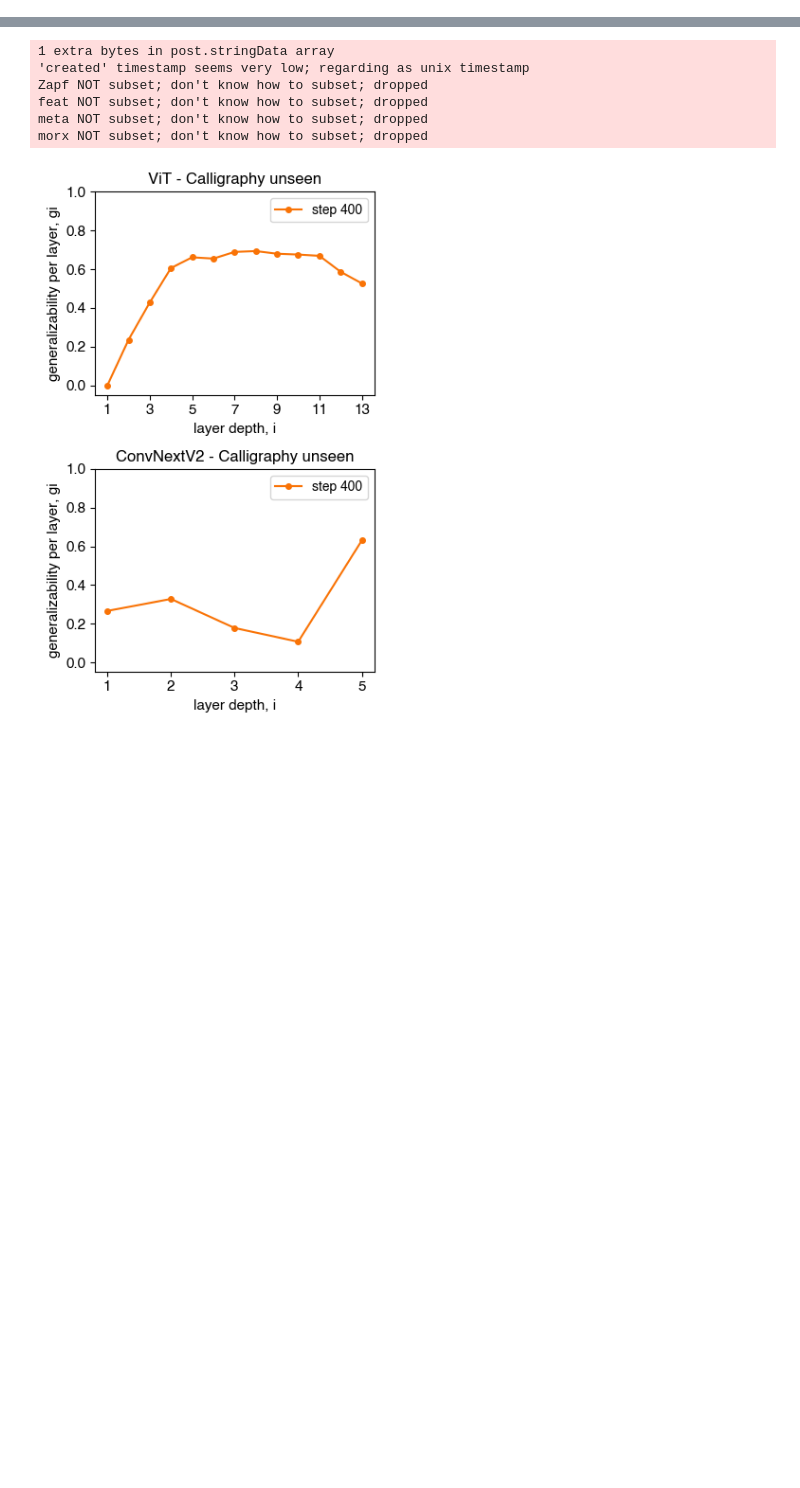
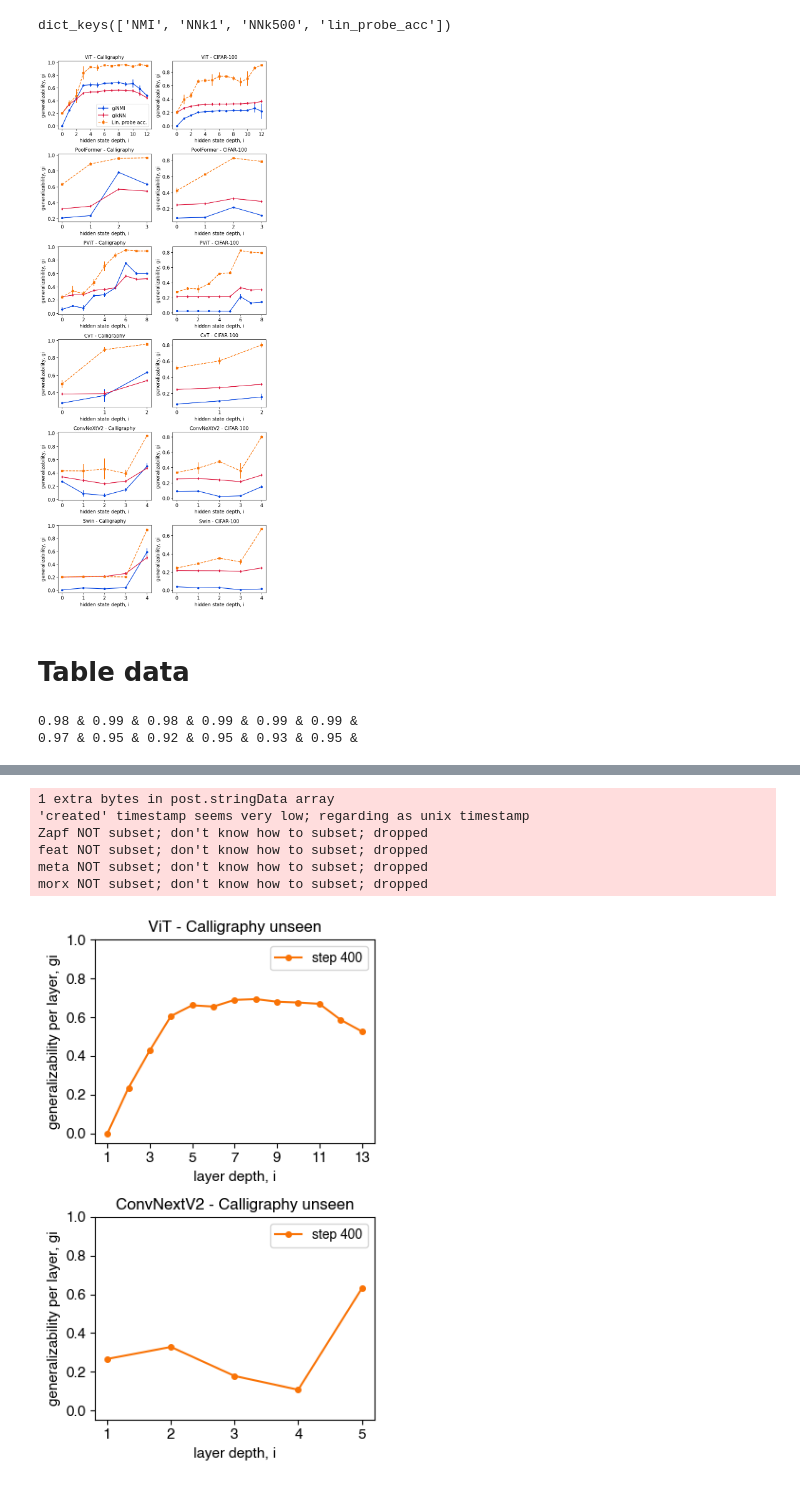
Before and after one commit to dyballa/generalization, a Jupyter notebook: plot g results.ipynb, the cells around one changed output, grey strips where cells are left out. Cells and saved outputs as stored; diff of their text form; code cells hidden in the pictures; blank space fills up the shorter version.

```diff
--- a/plot g results.ipynb
+++ b/plot g results.ipynb
@@ -24,0 +260,60 @@ accs = {'ResNet':{'Calligraphy':[0.04, .602, .835, .903, .909, .942, .952],
+# %%
+emb_results.keys()
+# %% [output]
+dict_keys(['NMI', 'NNk1', 'NNk500', 'lin_probe_acc'])
+# %%
+# COMPARING NMI and kNN across layers at end of fine-tuning (last step)
+LBLSZ = 11
+
+f, axes = plt.subplots(len(modelnames),2,figsize=(10*.75,len(modelnames)*4*.75))
+for mi,modelname in enumerate(modelnames):
+
+    metrics_to_show = ['NMI','NNk500', 'lin_probe_acc']
+    datatype = 'unseen'
+    step_i = len(steps)-1 #last step
+    labels_dict = {'NMI':'giNMI', 'NNk500':'gikNN', 'NNk1':'$g_i^{NN}$', 'lin_probe_acc':'Lin. probe acc.'}
+    colors_dict = {'NMI':'xkcd:blue', 'NNk1':'xkcd:orange', 'NNk500':'crimson', 'lin_probe_acc':'xkcd:orange'}
+    markers_dict = {'NMI':'o', 'NNk500':'d', 'lin_probe_acc':'s'}
+    line_styles = {'NMI':'-', 'NNk500':'-', 'lin_probe_acc':'--'}
+
+    for ax, dataset in zip(axes[mi],datasets):
+        emb_results = aggregate_trials(modelname, dataset, datatype)
+
+        for metric in metrics_to_show:
+            vals = emb_results[metric][-1,:,:]
+            ax.errorbar(list(range(len(vals[0]))), vals.mean(axis=0), vals.std(axis=0), ls=line_styles[metric], lw=1.5, marker=markers_dict[metric],
+                    markersize=4, color=colors_dict[metric], label=labels_dict[metric])
+
+        if modelname == 'ViT':
+            ax.set_xticks(range(0,13,2))
+        elif modelname == 'PViT':
+            ax.set_xticks(range(0,9,2))
+        else:
+            ax.set(xticks=range(len(vals[0])))
+        ax.set_xlabel('hidden state depth, i',size=LBLSZ)
+        ax.set_ylabel('generalizability, gi',size=LBLSZ)
+        ax.set_title(f'{modelname} - {dataset}',size=LBLSZ)
+        ax.tick_params(axis='both', which='major', labelsize=LBLSZ, pad=3)
+        if mi == 0 and dataset=='Calligraphy':
+            ax.legend(**{'fontsize':LBLSZ})
+
+f.tight_layout()
+plt.savefig('metrics-fig.pdf', transparent=True, bbox_inches='tight')
+plt.show()
+# %% [output]
+[figure, added]
+# %% [markdown]
+# Table data
+# %%
+for model in accs:
+    for dataset in accs[model]:
+        if dataset == 'Calligraphy':
+            print(f'{round(np.mean(accs[model][dataset][4]), 2)} & ', end='')
+print()
+for model in accs:
+    for dataset in accs[model]:
+        if dataset == 'CIFAR-100':
+            print(f'{round(np.mean(accs[model][dataset][4]), 2)} & ', end='')
+# %% [output]
+0.98 & 0.99 & 0.98 & 0.99 & 0.99 & 0.99 &
+0.97 & 0.95 & 0.92 & 0.95 & 0.93 & 0.95 &
```
Also changed, not shown: parts of 14 cells of this notebook, 1 other file.
